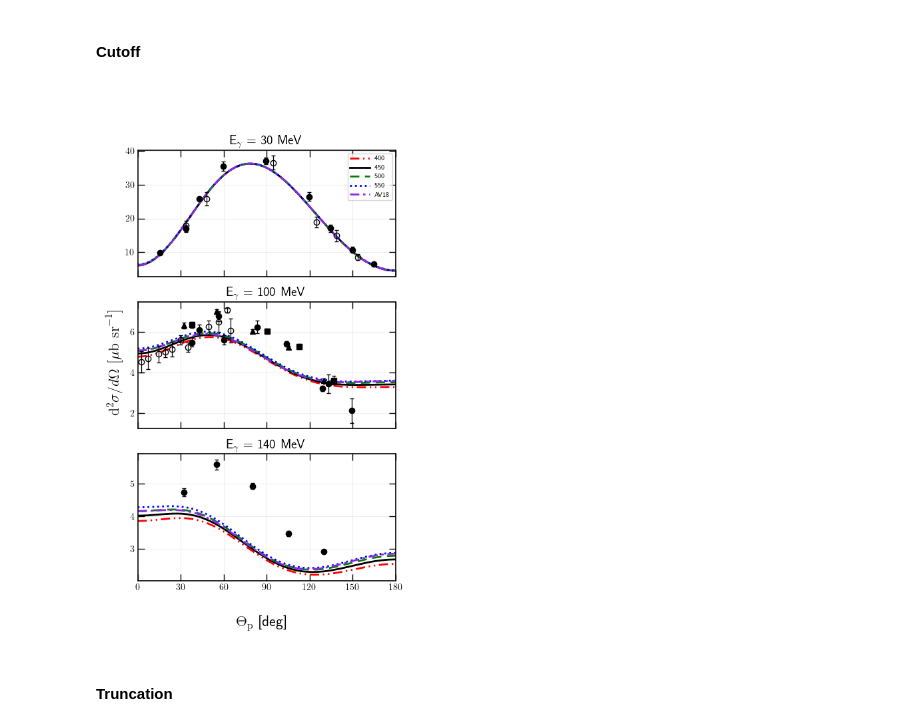
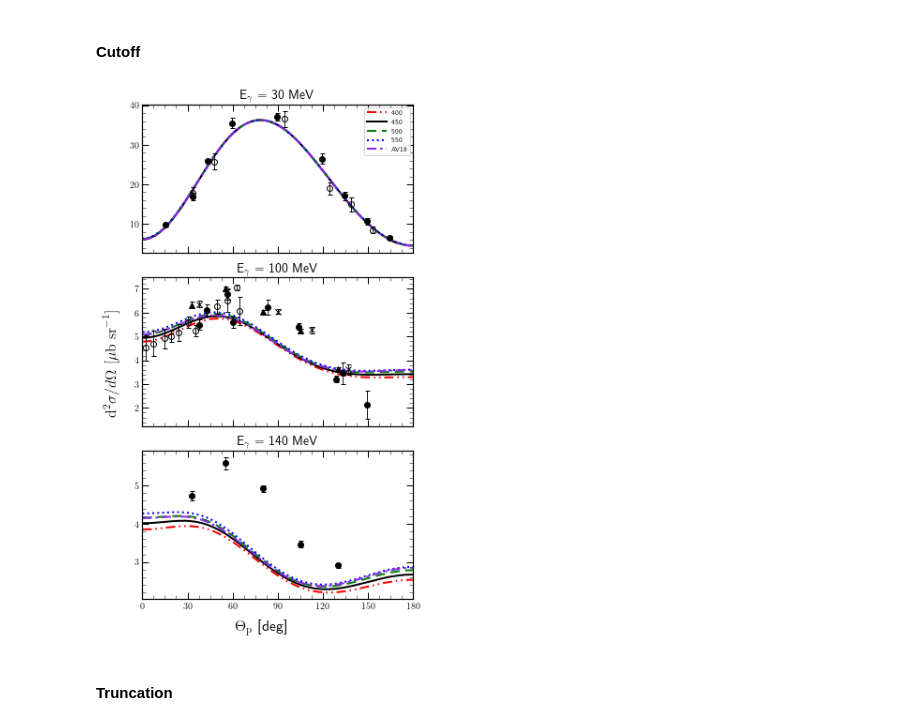
Before and after one commit to VitaliiUr/thesis, a Jupyter notebook: PlotData/figures_De.ipynb, the cells around one changed output. Drawn from its saved outputs; the diff is of its cells as text; code cells hidden in the pictures.

```diff
--- a/PlotData/figures_De.ipynb
+++ b/PlotData/figures_De.ipynb
@@ -310,7 +310,7 @@ for j, en in enumerate(energy):
                    length=7, width=1, top=True, right=True, zorder=1)
     ax[j].set_xticks(np.arange(0, 180+j-1, 30))
     ax[j].set_xlim([0, 180])
-    ax[j].grid(alpha=0.2)
+    # ax[j].grid(alpha=0.2)
     ax[j].set_zorder(-1)
     ax[j].set_title(f"E$_\gamma$ = {en} MeV", size=14)
 ax[0].legend(fontsize=7, handlelength=3)
@@ -410,40 +410,42 @@ fig = plt.figure(figsize=(5, 8.4))
 gs = fig.add_gridspec(nrows=3)
 ax = gs.subplots(sharex=True)
 fig.supxlabel("$\Theta_\mathrm{p}$ [deg]", y=0.02, size=16)
 fig.supylabel(ylabel, x=0.03, size=16)
 for j, en in enumerate(energy):
     df_av18 = df_my[(df_my.FORCE == "AV18") & (df_my.Energy == en)]
     for cut in CUTOFF:
         df_tmp = df_my[(df_my.FORCE == "N4LO+") &
                     (df_my.CUTOFF == cut) &
                     (df_my.Energy == en) &
                     (df_my.WAVE == "SIEGERT")]
         ax[j].plot(df_tmp.angle, df_tmp[obs],
                     **ls_cutoff[cut], label=cut)
     df_av18 = df_my[(df_my.FORCE == "AV18") & (df_my.Energy == en)]
     ax[j].plot(df_av18.angle, df_av18[obs],
             **line_styles["AV18"], label="AV18")
     for i, fname in enumerate(df_exp[df_exp.energy == en].fname.unique()):
         df_tmp = df_exp[(df_exp.energy == en) & (df_exp.fname == fname)]
         ax[j].errorbar(df_tmp.angle, df_tmp.CROSS,
                     yerr=df_tmp.error, zorder=3, **exp_style[i], **marker_common)
     # style
+    ax[j].set_xticks(np.arange(0, 180+j-1, 30))
+    ax[j].xaxis.set_minor_locator(mpl.ticker.AutoMinorLocator())
+    ax[j].yaxis.set_minor_locator(mpl.ticker.AutoMinorLocator())
     ax[j].tick_params(which='minor', direction='in', length=4,
-                   width=0.5, top=True, right=True)
+                      width=0.5, top=True, right=True)
     ax[j].tick_params(which='major', direction='in',
                    length=7, width=1, top=True, right=True, zorder=1)
-    ax[j].set_xticks(np.arange(0, 180+j-1, 30))
     ax[j].set_xlim([0, 180])
-    ax[j].grid(alpha=0.2)
+    # ax[j].grid(alpha=0.2)
     ax[j].set_zorder(-1)
     ax[j].set_title(f"E$_\gamma$ = {en} MeV", size=14)
 ax[0].legend(fontsize=7, handlelength=3)
-# fig.tight_layout()
-# plt.savefig(f"Figures_De/{obs}_cutoff_vert.pdf",
-#             dpi=600, facecolor="white")
+fig.tight_layout()
+plt.savefig(f"Figures_De/{obs}_cutoff_vert.pdf",
+            dpi=600, facecolor="white")
 plt.show()
 # %% [output]
-[figure, old version]
+[figure, new version]
 # %% [markdown]
 #### Truncation
 # %%
```
Also changed, not shown: parts of 2 cells of this notebook, 36 other files.
